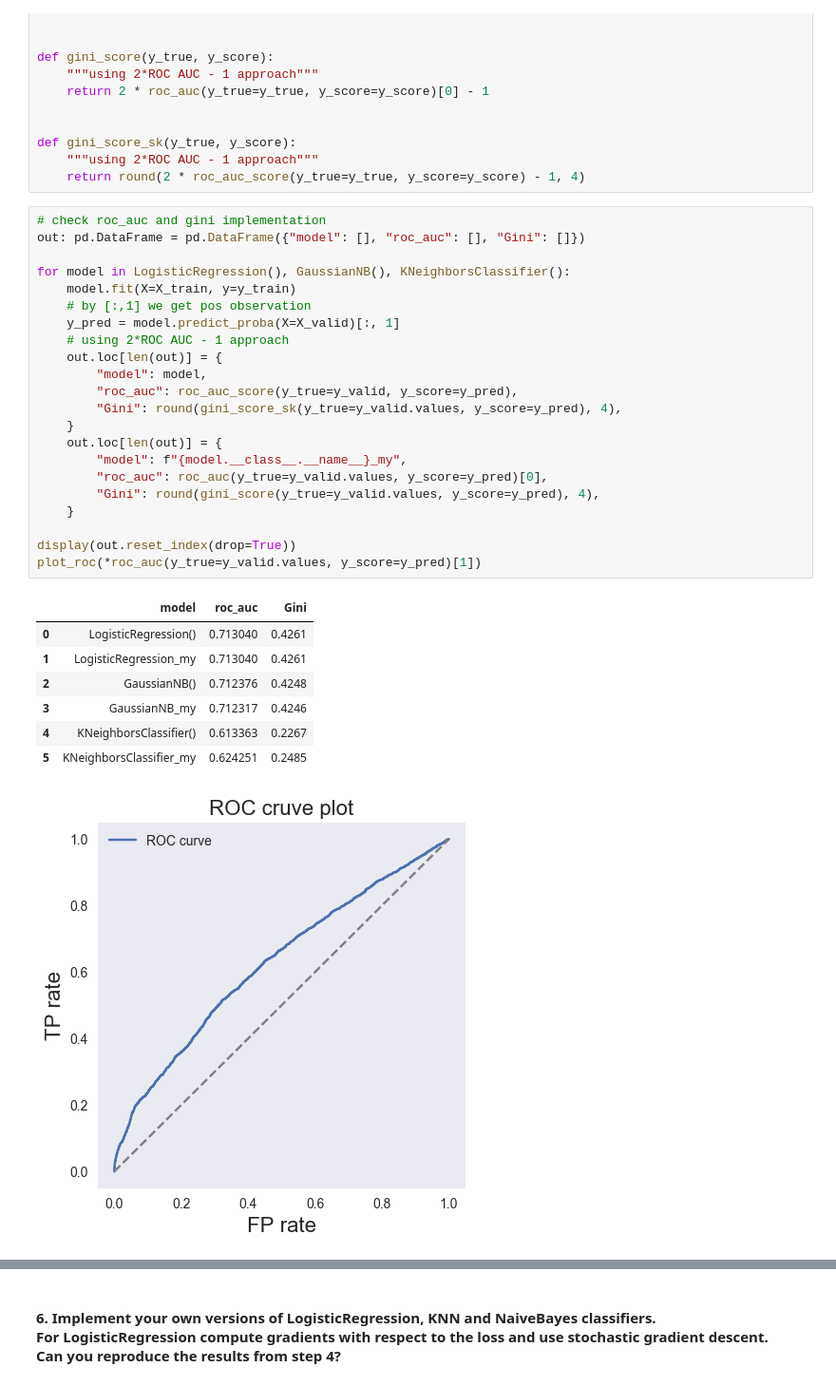
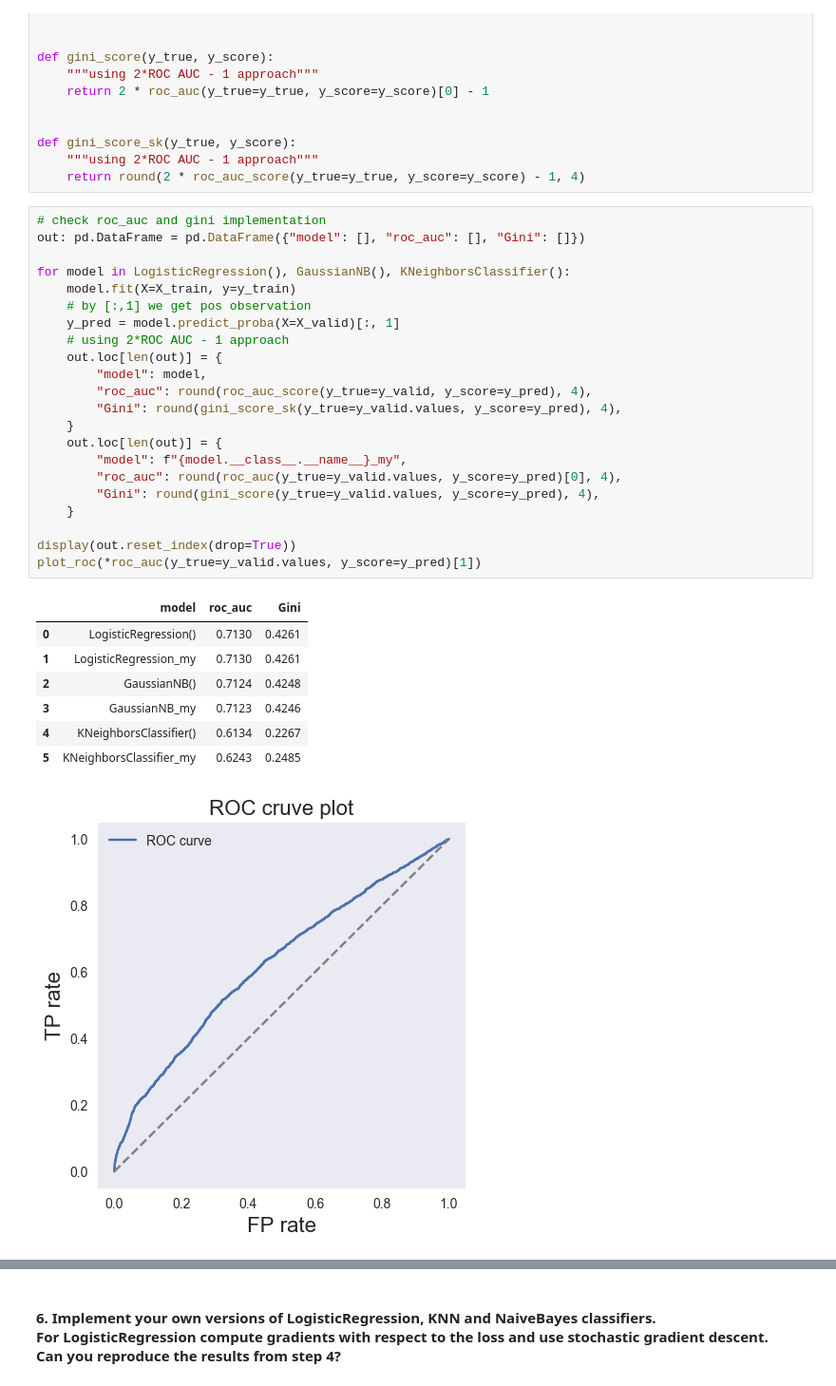
Before and after one commit to TimurOsmanov/s21, a Jupyter notebook: ML/ML4_Classification/src/DontGetKicked_ML4.ipynb, the cells around one changed output, grey strips where cells are left out. Shown at 95% size. Saved outputs shown, nothing was run; the diff lists cells and outputs as text.

```diff
--- a/ML/ML4_Classification/src/DontGetKicked_ML4.ipynb
+++ b/ML/ML4_Classification/src/DontGetKicked_ML4.ipynb
@@ -305,33 +305,33 @@ def gini_score_sk(y_true, y_score):
 # %%
 # check roc_auc and gini implementation
 out: pd.DataFrame = pd.DataFrame({"model": [], "roc_auc": [], "Gini": []})
 
 for model in LogisticRegression(), GaussianNB(), KNeighborsClassifier():
     model.fit(X=X_train, y=y_train)
     # by [:,1] we get pos observation
     y_pred = model.predict_proba(X=X_valid)[:, 1]
     # using 2*ROC AUC - 1 approach
     out.loc[len(out)] = {
         "model": model,
-        "roc_auc": roc_auc_score(y_true=y_valid, y_score=y_pred),
+        "roc_auc": round(roc_auc_score(y_true=y_valid, y_score=y_pred), 4),
         "Gini": round(gini_score_sk(y_true=y_valid.values, y_score=y_pred), 4),
     }
     out.loc[len(out)] = {
         "model": f"{model.__class__.__name__}_my",
-        "roc_auc": roc_auc(y_true=y_valid.values, y_score=y_pred)[0],
+        "roc_auc": round(roc_auc(y_true=y_valid.values, y_score=y_pred)[0], 4),
         "Gini": round(gini_score(y_true=y_valid.values, y_score=y_pred), 4),
     }
 
 display(out.reset_index(drop=True))
 plot_roc(*roc_auc(y_true=y_valid.values, y_score=y_pred)[1])
 # %% [output]
 |  | model | roc_auc | Gini |
-| 0 | LogisticRegression() | 0.713040 | 0.4261 |
-| 1 | LogisticRegression_my | 0.713040 | 0.4261 |
-| 2 | GaussianNB() | 0.712376 | 0.4248 |
-| 3 | GaussianNB_my | 0.712317 | 0.4246 |
-| 4 | KNeighborsClassifier() | 0.613363 | 0.2267 |
-| 5 | KNeighborsClassifier_my | 0.624251 | 0.2485 |
+| 0 | LogisticRegression() | 0.7130 | 0.4261 |
+| 1 | LogisticRegression_my | 0.7130 | 0.4261 |
+| 2 | GaussianNB() | 0.7124 | 0.4248 |
+| 3 | GaussianNB_my | 0.7123 | 0.4246 |
+| 4 | KNeighborsClassifier() | 0.6134 | 0.2267 |
+| 5 | KNeighborsClassifier_my | 0.6243 | 0.2485 |
 [figure]
 # %% [markdown]
 ![pic5](../misc/images/precision.png)
```
Also changed, not shown: parts of 2 cells of this notebook.
